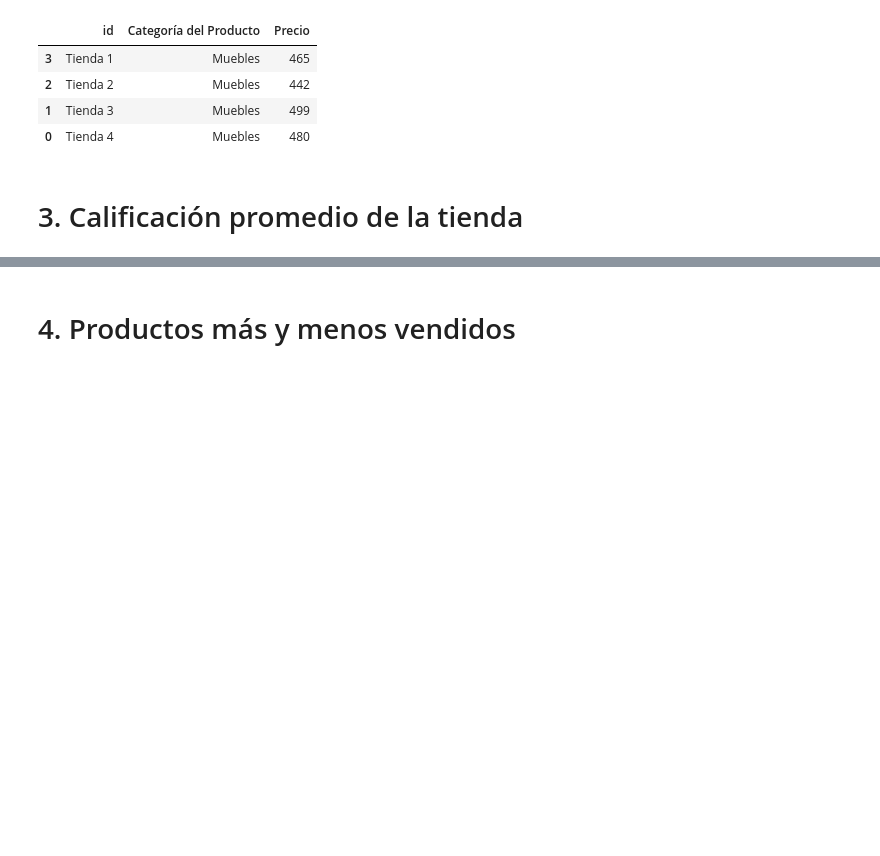
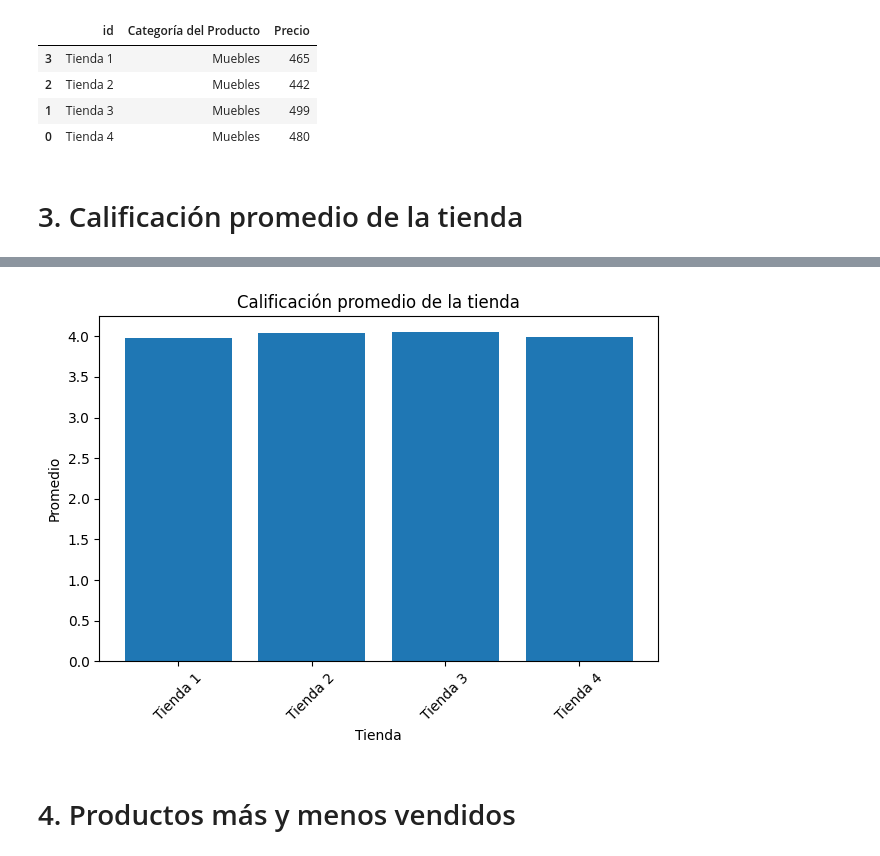
Before and after one commit to Yasna79/Challenge-1-Alura-Stores, a Jupyter notebook: AluraStoreLatam.ipynb, the cells around one changed output, grey strips where cells are left out. Saved outputs shown, nothing was run; the diff lists cells and outputs as text; code cells hidden in the pictures; blank space fills up the shorter version.

```diff
--- a/AluraStoreLatam.ipynb
+++ b/AluraStoreLatam.ipynb
@@ -73,3 +82,12 @@ productos_mayores.head()
 | 0 | Tienda 4 | Muebles | 480 |
 # %% [markdown]
 # 3. Calificación promedio de la tienda
+# %%
+calificacion_tienda = (
+    all_stores
+    .groupby('id')['Calificación']
+    .mean()
+    .reset_index()
+)
+
+calificacion_tienda.head()
@@ -76,3 +100,15 @@ productos_mayores.head()
+# %%
+# print(calificacion_tienda.columns)
+
+plt.bar(x=calificacion_tienda['id'], height=calificacion_tienda['Calificación'])
+plt.xlabel('Tienda')
+plt.ylabel('Promedio')
+plt.title('Calificación promedio de la tienda')
+plt.xticks(rotation=45)
+plt.tight_layout()
+plt.show()
+# %% [output]
+[figure, added]
 # %% [markdown]
 # 4. Productos más y menos vendidos
 # %% [markdown]
```
Also changed, not shown: parts of 3 cells of this notebook.
